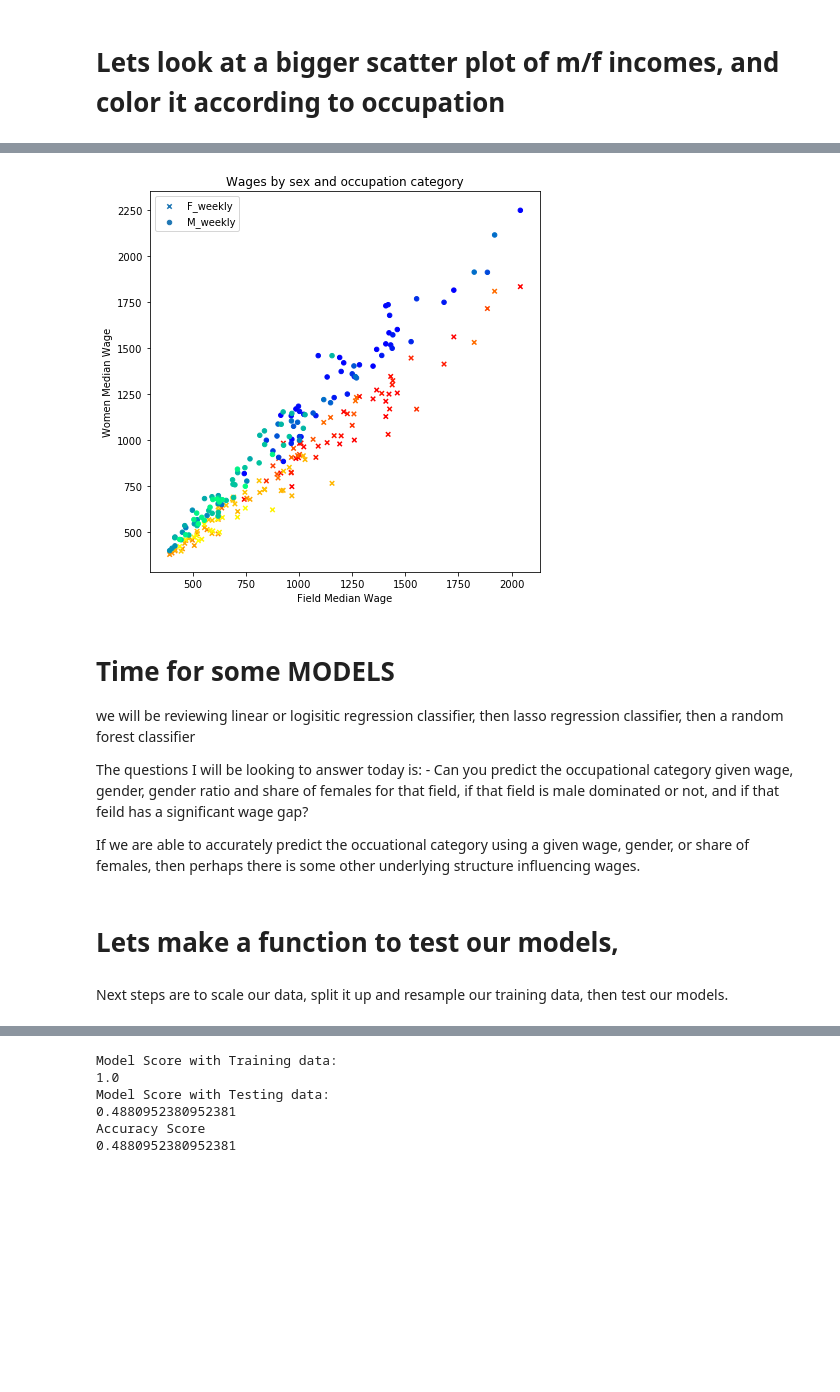
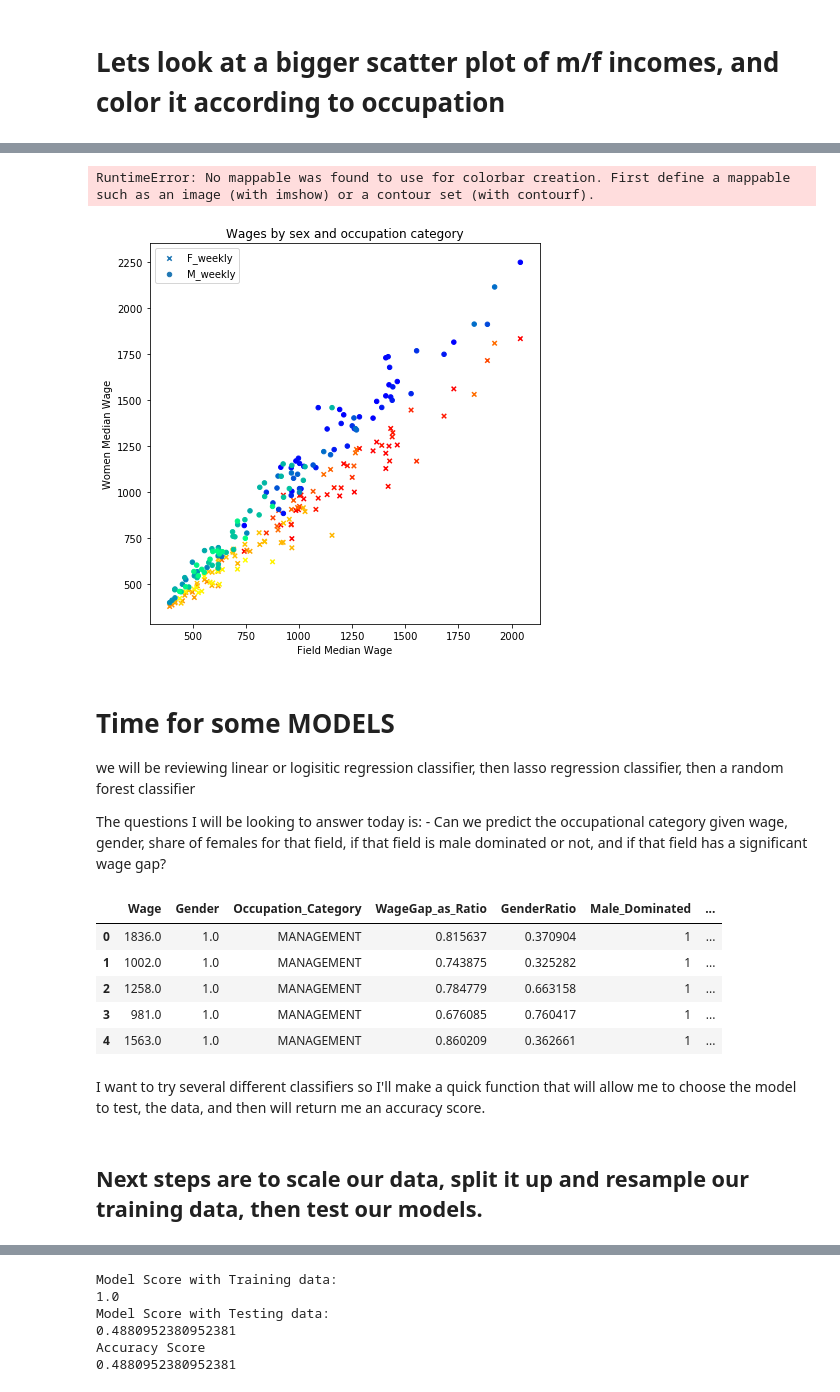
Before and after one commit to Schmidt8181/CapstoneProject, a Jupyter notebook: CapstoneProject.ipynb, the cells around one changed output, grey strips where cells are left out. Drawn from its saved outputs; the diff is of its cells as text; code cells hidden in the pictures; blank space fills up the shorter version.

```diff
--- a/CapstoneProject.ipynb
+++ b/CapstoneProject.ipynb
@@ -358,13 +322,15 @@ ax.set_ylabel("Women Median Wage")
 x = cleanedgenderwage['All_weekly']
 y = cleanedgenderwage['F_weekly']
 y2 = cleanedgenderwage['M_weekly']
-colors = [str(item) for item in cleanedgenderwage['Occupation_Category']]
+colors = [str(item) for item in cleanedgenderwage['Occupation_Category_label']]
 
-ax.scatter(x, y, s=20, c=cleanedgenderwage['Occupation_Category'], marker = 'x', cmap=plt.cm.autumn);
-ax.scatter(x, y2 ,s=20, c=cleanedgenderwage['Occupation_Category'], marker = 'o', cmap=plt.cm.winter);
+ax.scatter(x, y, s=20, c=cleanedgenderwage['Occupation_Category'], marker = 'x', cmap=plt.cm.autumn)
+ax.scatter(x, y2 ,s=20, c=cleanedgenderwage['Occupation_Category'], marker = 'o', cmap=plt.cm.winter)
 plt.legend()
+plt.colorbar()
 plt.show()
 # %% [output]
+RuntimeError: No mappable was found to use for colorbar creation. First define a mappable such as an image (with imshow) or a contour set (with contourf).
 [figure]
 # %% [markdown]
 # Time for some MODELS
@@ -372,9 +338,7 @@ plt.show()
 we will be reviewing linear or logisitic regression classifier, then lasso regression classifier, then a random forest classifier
 
 The questions I will be looking to answer today is:
-     - Can you predict the occupational category given wage, gender, gender ratio and share of females for that field, if that field is male dominated or not, and if that feild has a significant wage gap?
-
-If we are able to accurately predict the occuational category using a given wage, gender, or share of females, then perhaps there is some other underlying structure influencing wages.
+     - Can we predict the occupational category given wage, gender, share of females for that field, if that field is male dominated or not, and if that field has a significant wage gap?
 # %%
 # make new dfs here
 F_df = pd.DataFrame()
@@ -409,6 +374,15 @@ F_df['Occupation_Median_wage'] = cleanedgenderwage['All_weekly']
 M_df['Occupation_Median_wage'] = cleanedgenderwage['All_weekly']
 
 combined_df = F_df.append(M_df)
-# %% [markdown]
-# Lets make a function to test our models,
+# %%
+combined_df.head()
+# %% [output]
+|  | Wage | Gender | Occupation_Category | WageGap_as_Ratio | GenderRatio | Male_Dominated | ... |
+| 0 | 1836.0 | 1.0 | MANAGEMENT | 0.815637 | 0.370904 | 1 | ... |
+| 1 | 1002.0 | 1.0 | MANAGEMENT | 0.743875 | 0.325282 | 1 | ... |
+| 2 | 1258.0 | 1.0 | MANAGEMENT | 0.784779 | 0.663158 | 1 | ... |
+| 3 | 981.0 | 1.0 | MANAGEMENT | 0.676085 | 0.760417 | 1 | ... |
+| 4 | 1563.0 | 1.0 | MANAGEMENT | 0.860209 | 0.362661 | 1 | ... |
+# %% [markdown]
+I want to try several different classifiers so I'll make a quick function that will allow me to choose the model to test, the data, and then will return me an accuracy score.
 # %%
@@ -437,7 +402,7 @@ def sampled_set(data, sample_count):
 from imblearn.over_sampling import SMOTE
 smote = SMOTE(k_neighbors=3, ratio=1, kind='regular')
 # %% [markdown]
-Next steps are to scale our data, split it up and resample our training data, then test our models.
+## Next steps are to scale our data, split it up and resample our training data, then test our models.
 # %%
 # scale columns here
 scaler = StandardScaler()
```
Also changed, not shown: parts of 27 cells of this notebook.
